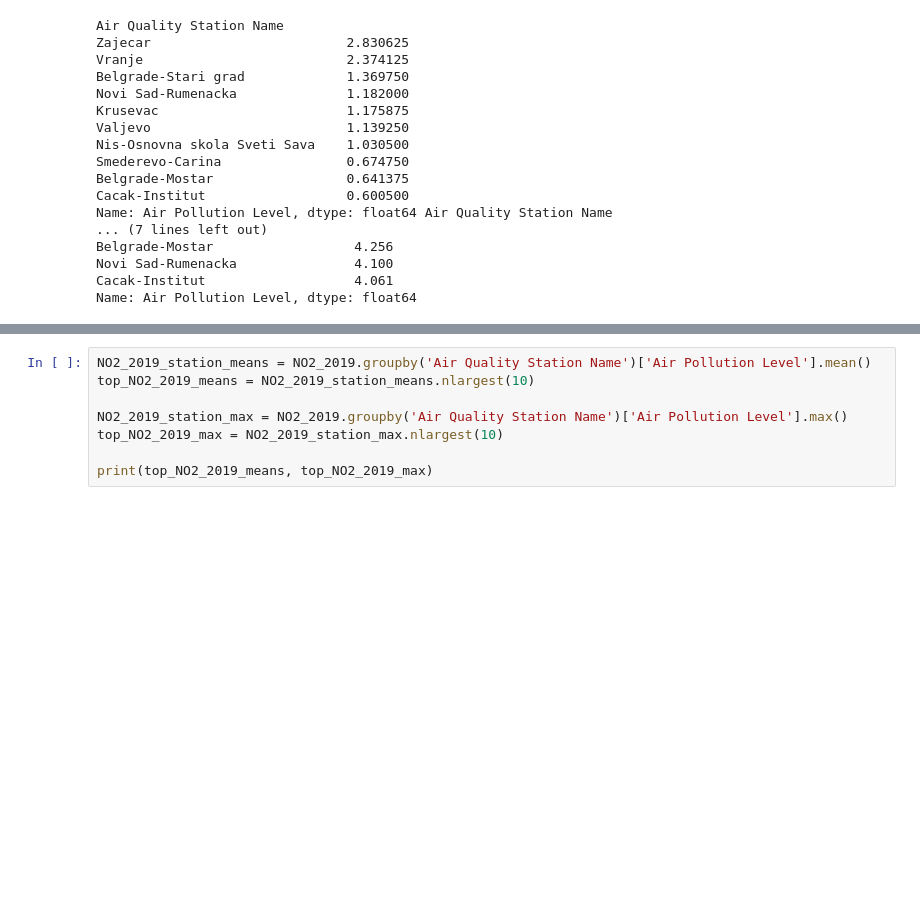
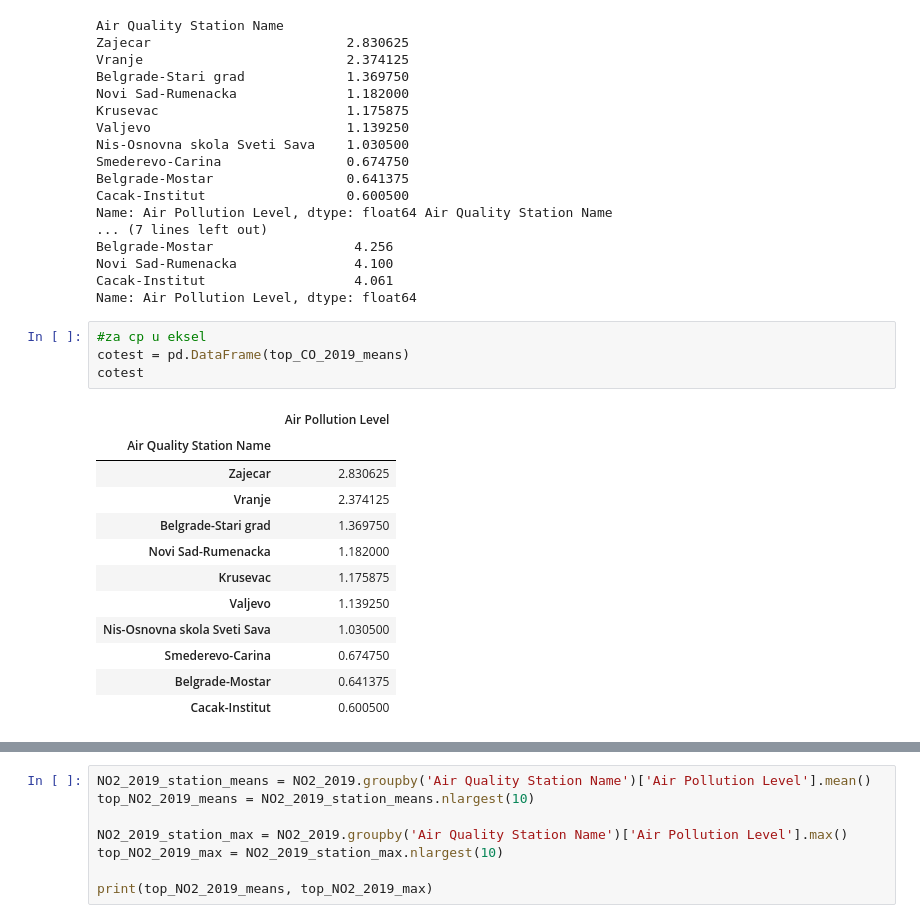
Before and after one commit to makilezx/analysis-of-air-pollution-in-Serbian-cities, a Jupyter notebook: data-analysis-1.ipynb, the cells around one changed output, grey strips where cells are left out. Saved outputs shown, nothing was run; the diff lists cells and outputs as text; blank space fills up the shorter version.

```diff
--- a/data-analysis-1.ipynb
+++ b/data-analysis-1.ipynb
@@ -383,3 +369,20 @@ Belgrade-Mostar                  4.256
 Novi Sad-Rumenacka               4.100
 Cacak-Institut                   4.061
 Name: Air Pollution Level, dtype: float64
+# %%
+#za cp u eksel
+cotest = pd.DataFrame(top_CO_2019_means)
+cotest
+# %% [output]
+|  | Air Pollution Level |
+| Air Quality Station Name |  |
+| Zajecar | 2.830625 |
+| Vranje | 2.374125 |
+| Belgrade-Stari grad | 1.369750 |
+| Novi Sad-Rumenacka | 1.182000 |
+| Krusevac | 1.175875 |
+| Valjevo | 1.139250 |
+| Nis-Osnovna skola Sveti Sava | 1.030500 |
+| Smederevo-Carina | 0.674750 |
+| Belgrade-Mostar | 0.641375 |
+| Cacak-Institut | 0.600500 |
```
Also changed, not shown: parts of 36 cells of this notebook.
